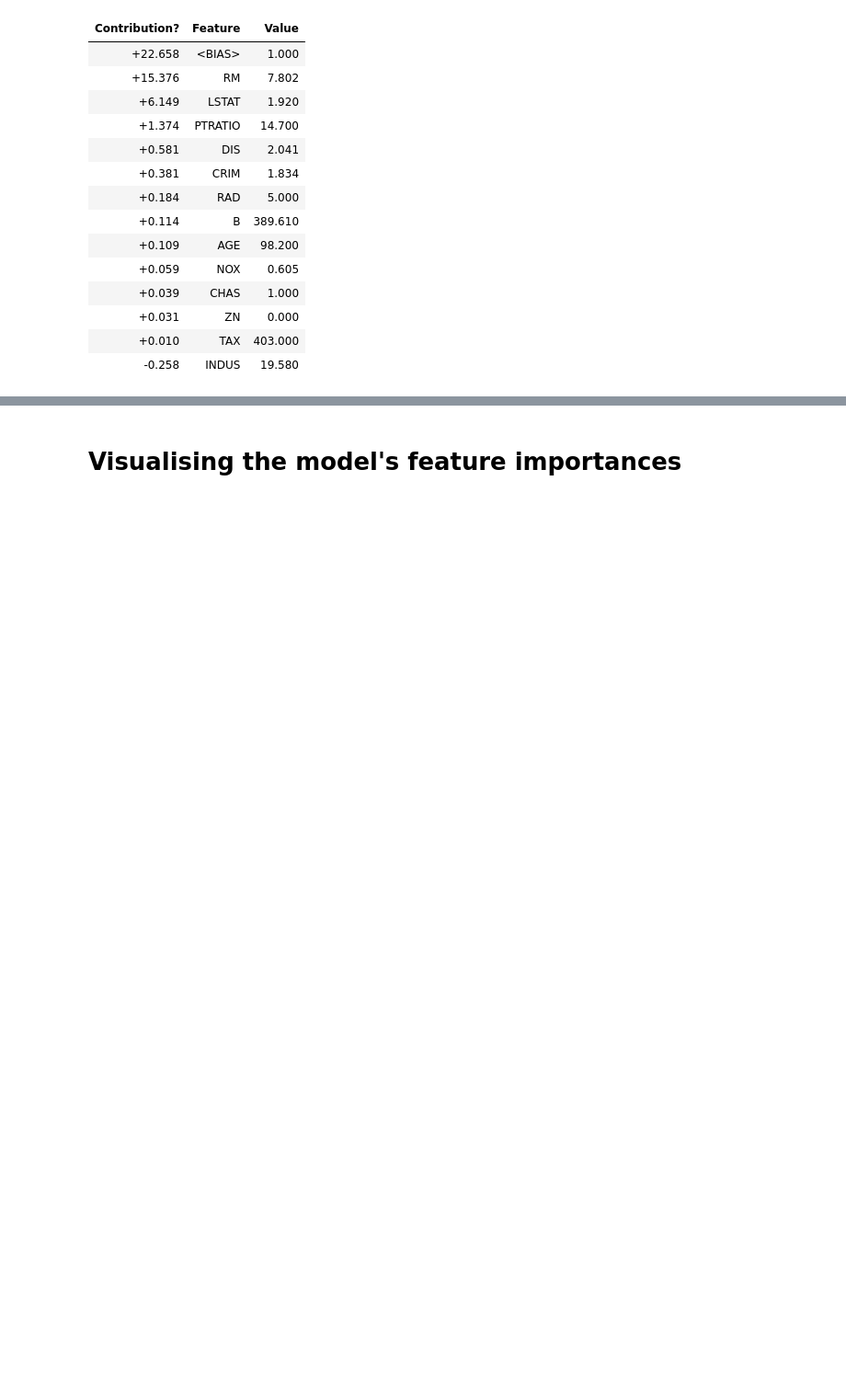
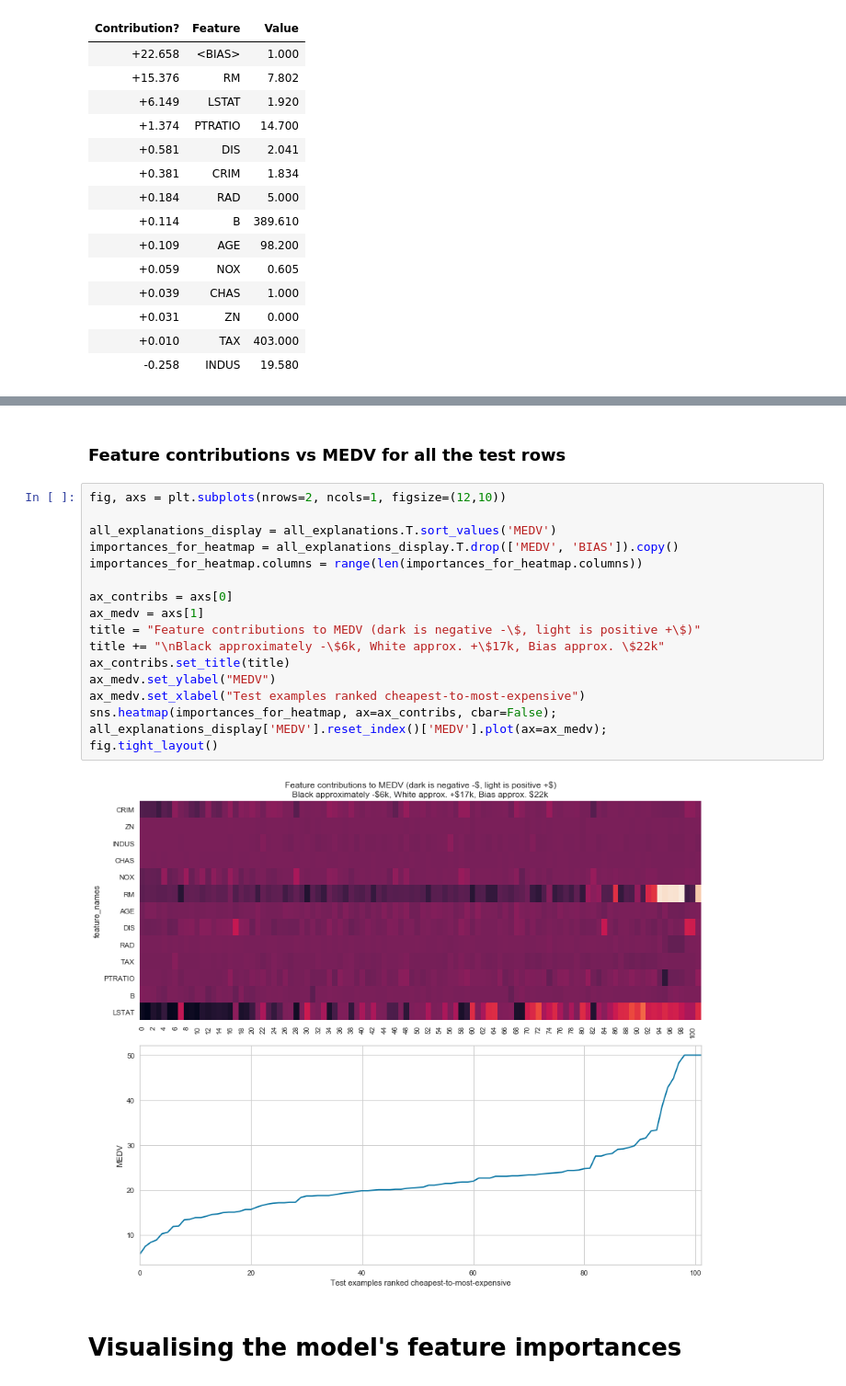
Before and after one commit to ianozsvald/data_science_delivered, a Jupyter notebook: ml_explain_regression_prediction.ipynb, the cells around one changed output, grey strips where cells are left out. Shown at 92% size. Drawn from its saved outputs; the diff is of its cells as text; blank space fills up the shorter version.

```diff
--- a/ml_explain_regression_prediction.ipynb
+++ b/ml_explain_regression_prediction.ipynb
@@ -452,3 +524,24 @@ y (score 46.808) top features
+# %% [markdown]
+### Feature contributions vs MEDV for all the test rows
+# %%
+fig, axs = plt.subplots(nrows=2, ncols=1, figsize=(12,10))
+
+all_explanations_display = all_explanations.T.sort_values('MEDV')
+importances_for_heatmap = all_explanations_display.T.drop(['MEDV', 'BIAS']).copy()
+importances_for_heatmap.columns = range(len(importances_for_heatmap.columns))
+
+ax_contribs = axs[0]
+ax_medv = axs[1]
+title = "Feature contributions to MEDV (dark is negative -\$, light is positive +\$)"
+title += "\nBlack approximately -\$6k, White approx. +\$17k, Bias approx. \$22k"
+ax_contribs.set_title(title)
+ax_medv.set_ylabel("MEDV")
+ax_medv.set_xlabel("Test examples ranked cheapest-to-most-expensive")
+sns.heatmap(importances_for_heatmap, ax=ax_contribs, cbar=False);
+all_explanations_display['MEDV'].reset_index()['MEDV'].plot(ax=ax_medv);
+fig.tight_layout()
+# %% [output]
+[figure, added]
 # %% [markdown]
 # Visualising the model's feature importances
 # %% [markdown]
```
Also changed, not shown: parts of 10 cells of this notebook.
